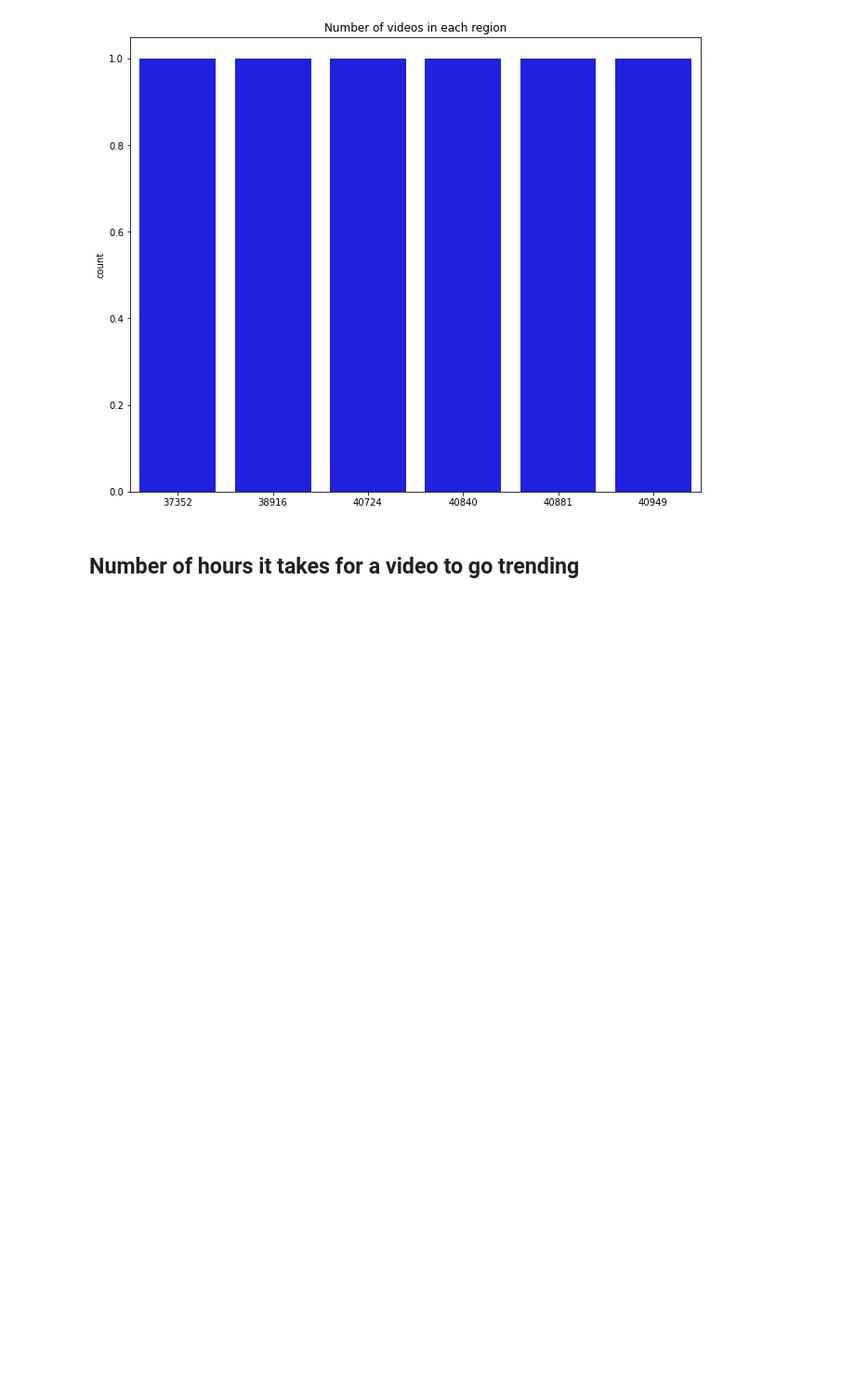
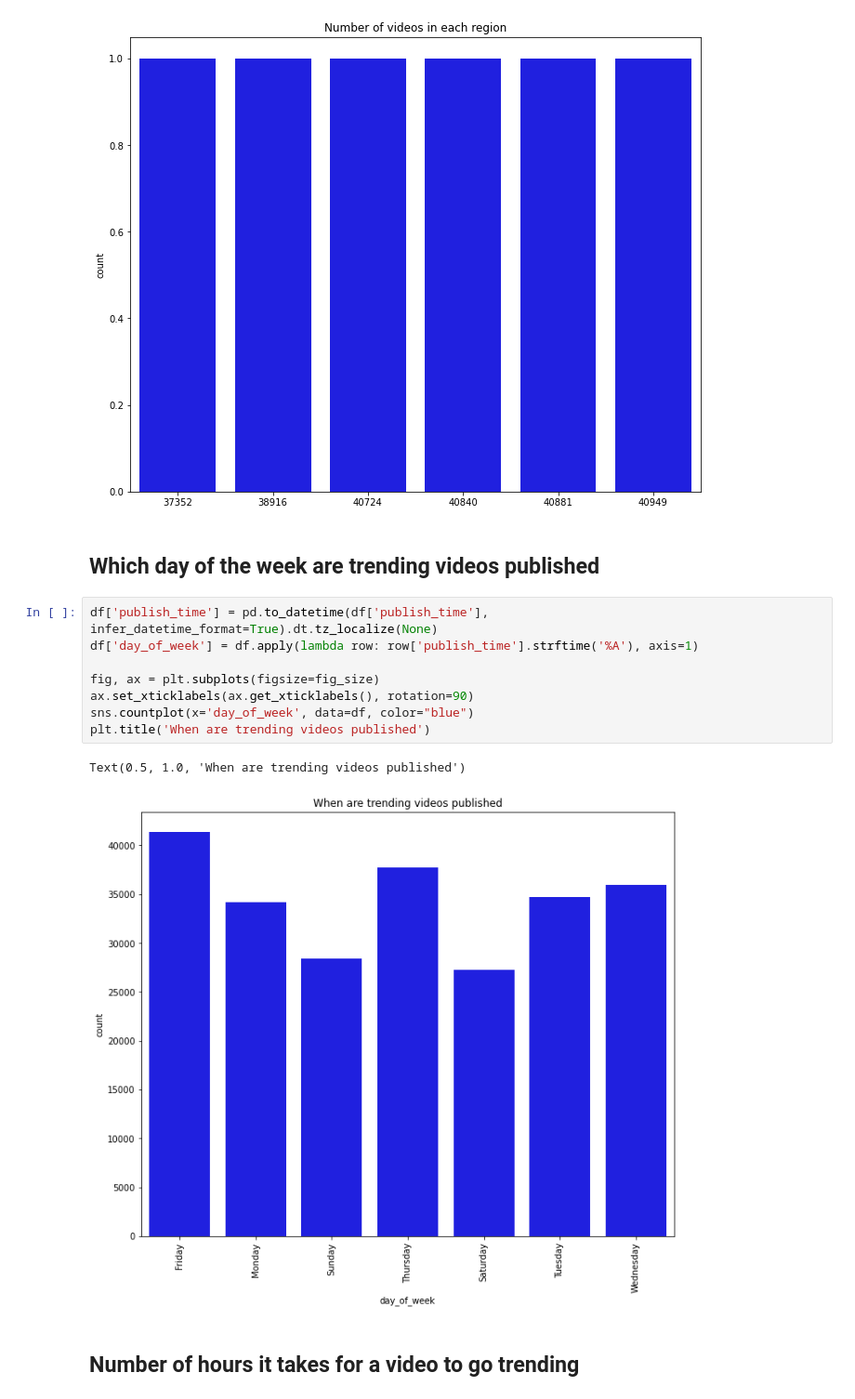
Before and after one commit to tanmaig/CSCI5502-project, a Jupyter notebook: data_analysis.ipynb, the cells around one changed output. Shown at 93% size. Drawn from its saved outputs; the diff is of its cells as text; blank space fills up the shorter version.

```diff
--- a/data_analysis.ipynb
+++ b/data_analysis.ipynb
@@ -116,6 +116,19 @@ sns.countplot(x=[data[key].shape[0] for key in data], color="blue")
 # %% [output]
 <matplotlib.axes._subplots.AxesSubplot at 0x...>
 [figure]
+# %% [markdown]
+## Which day of the week are trending videos published
+# %%
+df['publish_time'] = pd.to_datetime(df['publish_time'], infer_datetime_format=True).dt.tz_localize(None)
+df['day_of_week'] = df.apply(lambda row: row['publish_time'].strftime('%A'), axis=1)
+
+fig, ax = plt.subplots(figsize=fig_size)
+ax.set_xticklabels(ax.get_xticklabels(), rotation=90)
+sns.countplot(x='day_of_week', data=df, color="blue")
+plt.title('When are trending videos published')
+# %% [output]
+Text(0.5, 1.0, 'When are trending videos published')
+[figure, added]
 # %% [markdown]
 ## Number of hours it takes for a video to go trending
 # %%
```
Also changed, not shown: parts of 9 cells of this notebook.
